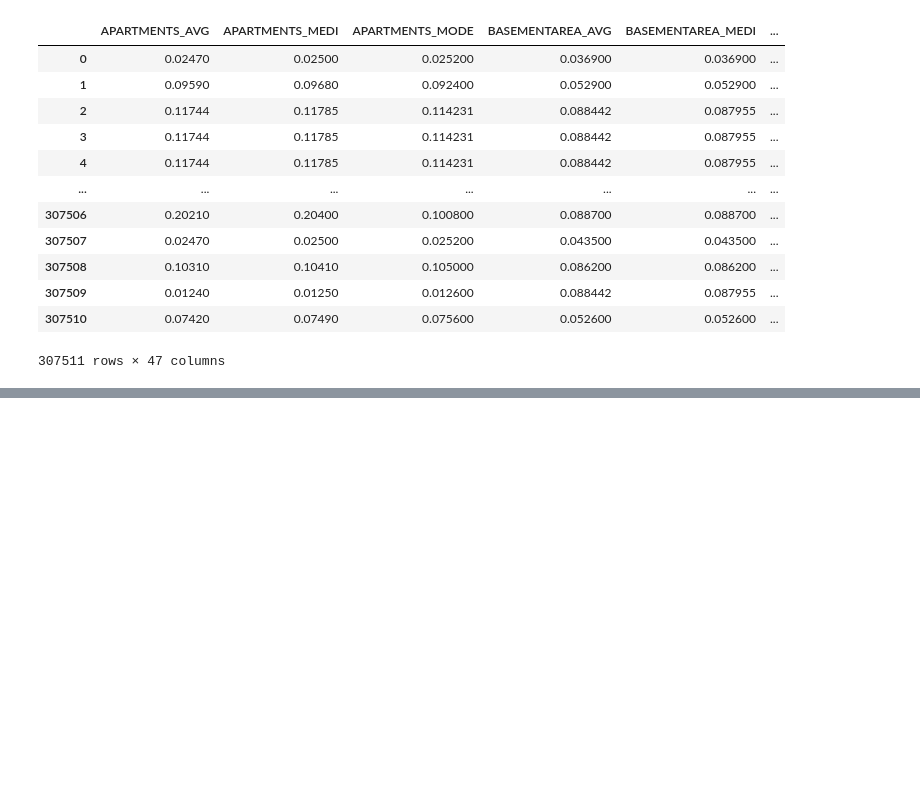
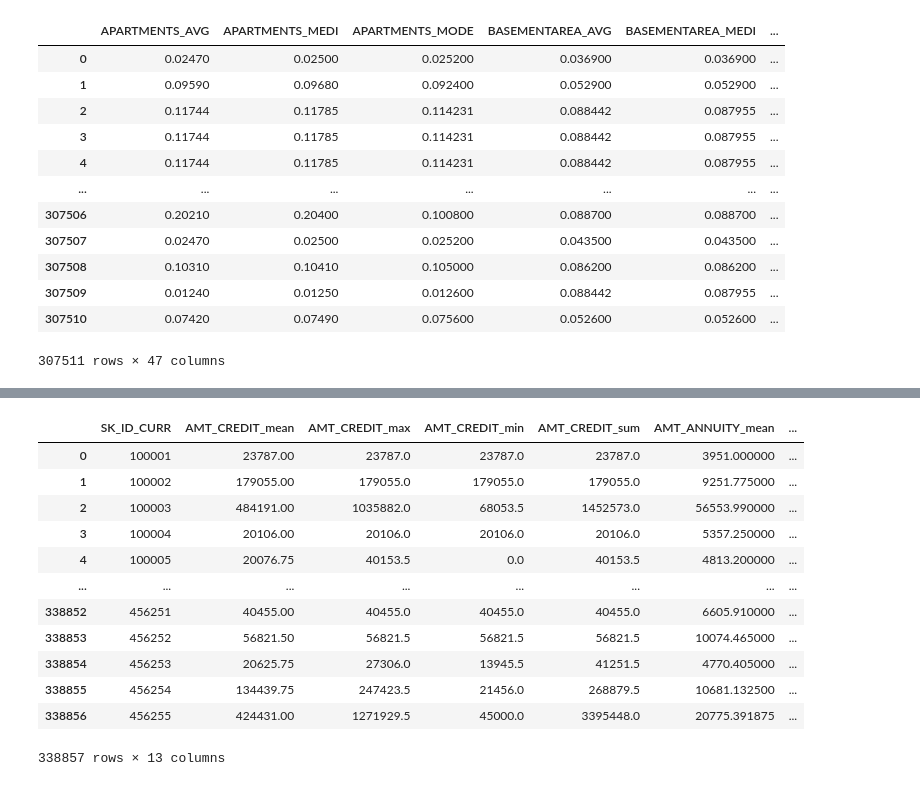
Before and after one commit to FlyingWhalesHQ/flying-whales-blog, a Jupyter notebook: _notebooks/40FeatureEngineering.ipynb, the cells around one changed output, grey strips where cells are left out. Saved outputs shown, nothing was run; the diff lists cells and outputs as text; code cells hidden in the pictures; blank space fills up the shorter version.

```diff
--- a/_notebooks/40FeatureEngineering.ipynb
+++ b/_notebooks/40FeatureEngineering.ipynb
@@ -192,0 +360,3 @@ X_train_living_condition
+# %%
+previous_application = pd.read_csv('home-credit-default-risk/previous_application.csv')
+previous_application.head()
@@ -192,0 +371,27 @@ X_train_living_condition
+# %%
+# Aggregate based on the SK_ID_CURR
+prev_app_agg = previous_application.groupby('SK_ID_CURR').agg({'AMT_CREDIT': ['mean', 'max', 'min', 'sum'],
+                                                    'AMT_ANNUITY': ['mean', 'max', 'min'],
+                                                    'DAYS_DECISION': ['mean', 'max', 'min'],
+                                                    'CNT_PAYMENT': ['mean', 'sum']})
+
+# Handle multi-level column names
+prev_app_agg.columns = ['_'.join(col).strip() for col in prev_app_agg.columns.values]
+
+# Reset the index
+prev_app_agg.reset_index(inplace=True)
+prev_app_agg
+# %% [output]
+|  | SK_ID_CURR | AMT_CREDIT_mean | AMT_CREDIT_max | AMT_CREDIT_min | AMT_CREDIT_sum | AMT_ANNUITY_mean | ... |
+| 0 | 100001 | 23787.00 | 23787.0 | 23787.0 | 23787.0 | 3951.000000 | ... |
+| 1 | 100002 | 179055.00 | 179055.0 | 179055.0 | 179055.0 | 9251.775000 | ... |
+| 2 | 100003 | 484191.00 | 1035882.0 | 68053.5 | 1452573.0 | 56553.990000 | ... |
+| 3 | 100004 | 20106.00 | 20106.0 | 20106.0 | 20106.0 | 5357.250000 | ... |
+| 4 | 100005 | 20076.75 | 40153.5 | 0.0 | 40153.5 | 4813.200000 | ... |
+| ... | ... | ... | ... | ... | ... | ... | ... |
+| 338852 | 456251 | 40455.00 | 40455.0 | 40455.0 | 40455.0 | 6605.910000 | ... |
+| 338853 | 456252 | 56821.50 | 56821.5 | 56821.5 | 56821.5 | 10074.465000 | ... |
+| 338854 | 456253 | 20625.75 | 27306.0 | 13945.5 | 41251.5 | 4770.405000 | ... |
+| 338855 | 456254 | 134439.75 | 247423.5 | 21456.0 | 268879.5 | 10681.132500 | ... |
+| 338856 | 456255 | 424431.00 | 1271929.5 | 45000.0 | 3395448.0 | 20775.391875 | ... |
+338857 rows × 13 columns
```
Also changed, not shown: parts of 24 cells of this notebook, 1 other file.
